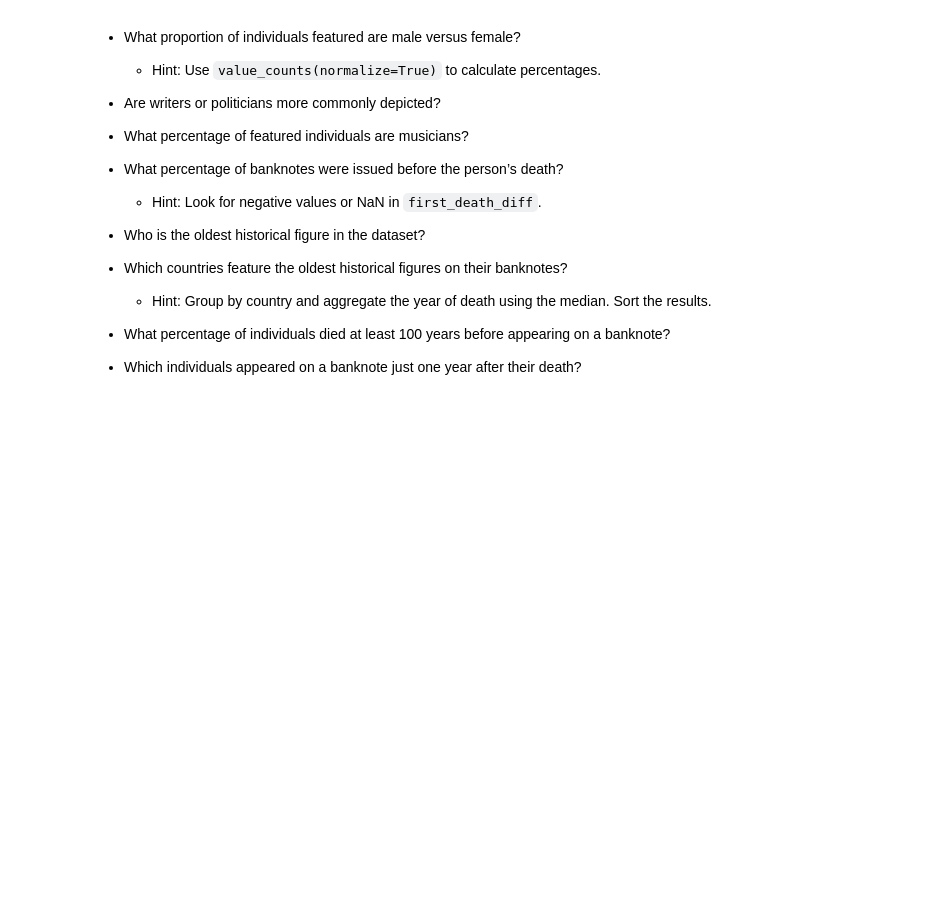
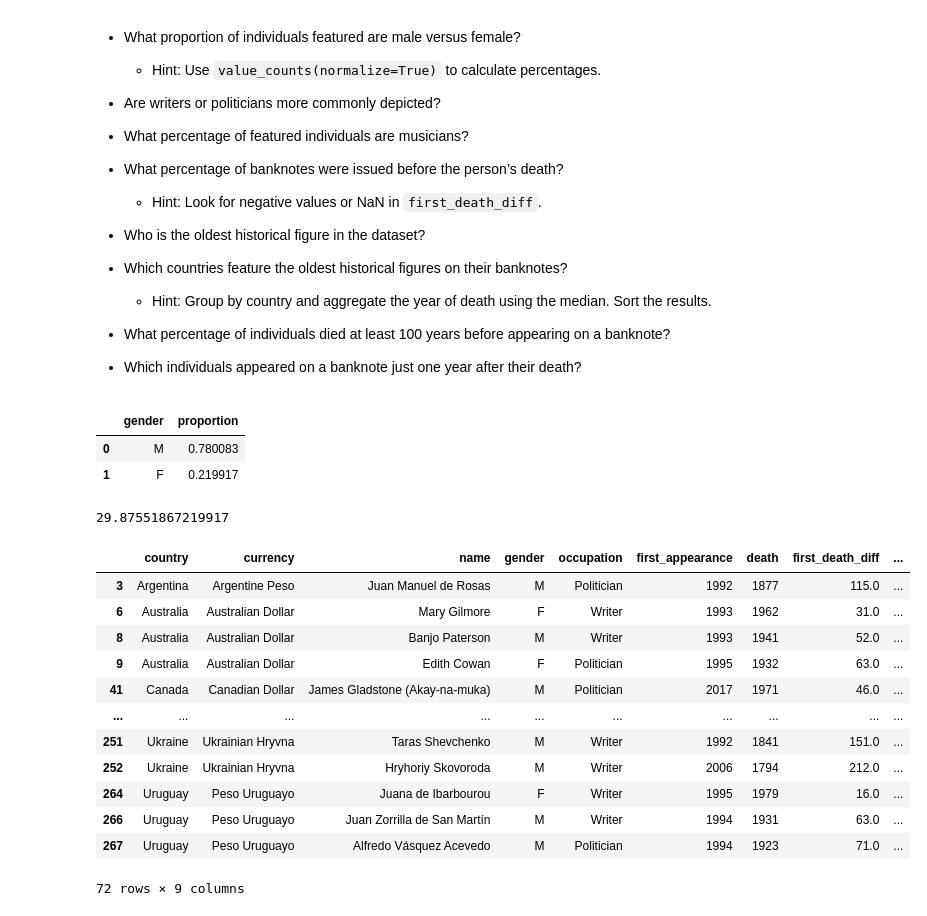
Before and after one commit to nguyuling/DS-Essentials-with-Python, a Jupyter notebook: people-on-banknotes-project/people-on-banknotes.ipynb, the cells around one changed output. Drawn from its saved outputs; the diff is of its cells as text; code cells hidden in the pictures; blank space fills up the shorter version.

```diff
--- a/people-on-banknotes-project/people-on-banknotes.ipynb
+++ b/people-on-banknotes-project/people-on-banknotes.ipynb
@@ -81,0 +80,34 @@ df
+# %%
+# What proportion of individuals featured are male versus female?
+# Hint: Use `value_counts(normalize=True)` to calculate percentages.
+
+gender = df['gender'].value_counts(normalize=True).reset_index()
+gender
+
+# proportion M:F = 0.78:0.22
+# %% [output]
+|  | gender | proportion |
+| 0 | M | 0.780083 |
+| 1 | F | 0.219917 |
+# %%
+# Are writers or politicians more commonly depicted?
+writers_politicians = df.query('occupation == "Writer" | occupation == "Politician"')
+print(writers_politicians.shape[0] / len(df) * 100)
+writers_politicians
+
+# there are 72 writers or politicians depicted and occupy 29.88%
+# %% [output]
+29.87551867219917
+|  | country | currency | name | gender | occupation | first_appearance | death | first_death_diff | ... |
+| 3 | Argentina | Argentine Peso | Juan Manuel de Rosas | M | Politician | 1992 | 1877 | 115.0 | ... |
+| 6 | Australia | Australian Dollar | Mary Gilmore | F | Writer | 1993 | 1962 | 31.0 | ... |
+| 8 | Australia | Australian Dollar | Banjo Paterson | M | Writer | 1993 | 1941 | 52.0 | ... |
+| 9 | Australia | Australian Dollar | Edith Cowan | F | Politician | 1995 | 1932 | 63.0 | ... |
+| 41 | Canada | Canadian Dollar | James Gladstone (Akay-na-muka) | M | Politician | 2017 | 1971 | 46.0 | ... |
+| ... | ... | ... | ... | ... | ... | ... | ... | ... | ... |
+| 251 | Ukraine | Ukrainian Hryvna | Taras Shevchenko | M | Writer | 1992 | 1841 | 151.0 | ... |
+| 252 | Ukraine | Ukrainian Hryvna | Hryhoriy Skovoroda | M | Writer | 2006 | 1794 | 212.0 | ... |
+| 264 | Uruguay | Peso Uruguayo | Juana de Ibarbourou | F | Writer | 1995 | 1979 | 16.0 | ... |
+| 266 | Uruguay | Peso Uruguayo | Juan Zorrilla de San Martín | M | Writer | 1994 | 1931 | 63.0 | ... |
+| 267 | Uruguay | Peso Uruguayo | Alfredo Vásquez Acevedo | M | Politician | 1994 | 1923 | 71.0 | ... |
+72 rows × 9 columns
```
Also changed, not shown: parts of 7 cells of this notebook.
